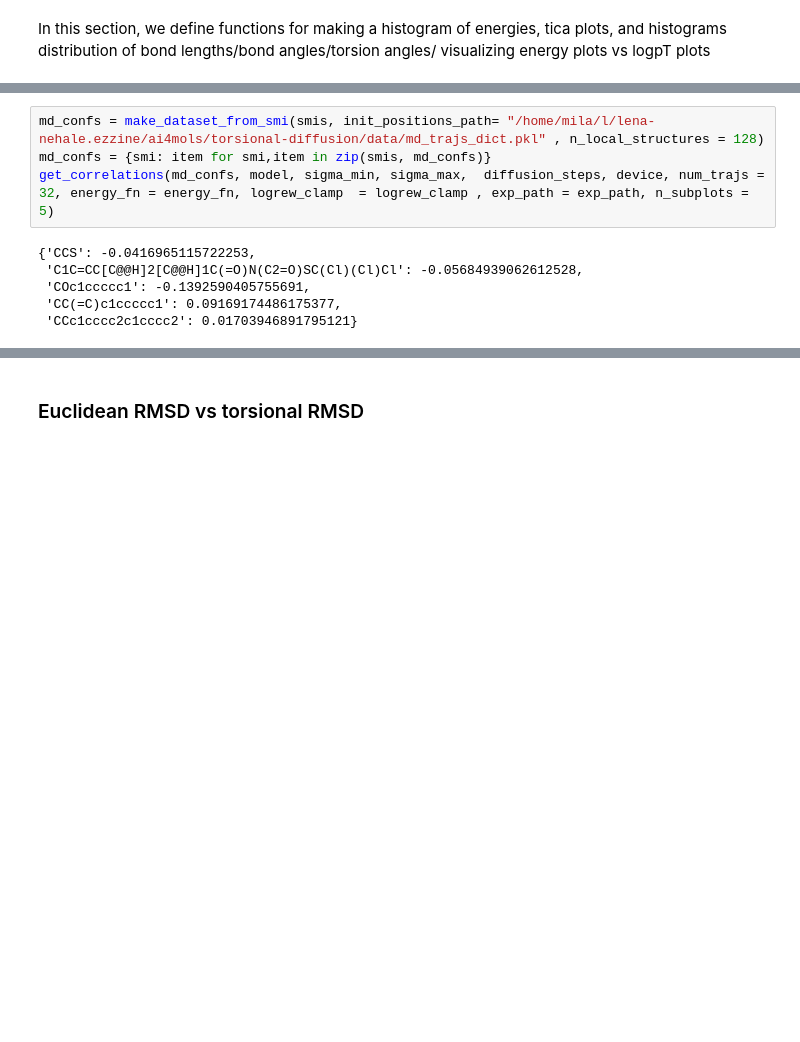
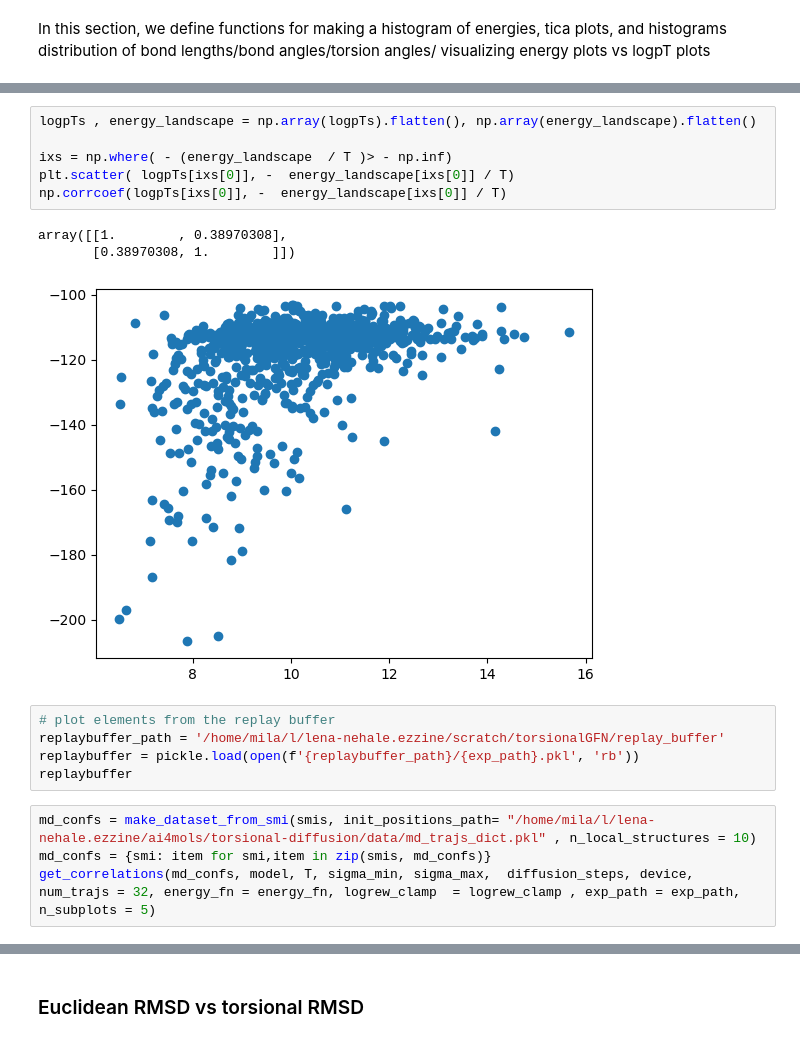
Before and after one commit to LenaNehale/torsional-diffusion, a Jupyter notebook: playground.ipynb, the cells around one changed output, grey strips where cells are left out. Cells and saved outputs as stored; diff of their text form; blank space fills up the shorter version.

```diff
--- a/playground.ipynb
+++ b/playground.ipynb
@@ -374,10 +343,19 @@ make_logrew_histograms(logrews_rand, logrews_gen, logrews_md, exp_path, label =
+# %%
+logpTs , energy_landscape = np.array(logpTs).flatten(), np.array(energy_landscape).flatten()
+
+ixs = np.where( - (energy_landscape  / T )> - np.inf)
+plt.scatter( logpTs[ixs[0]], -  energy_landscape[ixs[0]] / T)
+np.corrcoef(logpTs[ixs[0]], -  energy_landscape[ixs[0]] / T)
+# %% [output]
+array([[1.        , 0.38970308],
+       [0.38970308, 1.        ]])
+[figure, added]
+# %%
+# plot elements from the replay buffer
+replaybuffer_path = '/home/mila/l/lena-nehale.ezzine/scratch/torsionalGFN/replay_buffer'
+replaybuffer = pickle.load(open(f'{replaybuffer_path}/{exp_path}.pkl', 'rb'))
+replaybuffer
 # %%
-md_confs = make_dataset_from_smi(smis, init_positions_path= "/home/mila/l/lena-nehale.ezzine/ai4mols/torsional-diffusion/data/md_trajs_dict.pkl" , n_local_structures = 128)
+md_confs = make_dataset_from_smi(smis, init_positions_path= "/home/mila/l/lena-nehale.ezzine/ai4mols/torsional-diffusion/data/md_trajs_dict.pkl" , n_local_structures = 10)
 md_confs = {smi: item for smi,item in zip(smis, md_confs)}
-get_correlations(md_confs, model, sigma_min, sigma_max,  diffusion_steps, device, num_trajs = 32, energy_fn = energy_fn, logrew_clamp  = logrew_clamp , exp_path = exp_path, n_subplots = 5)
+get_correlations(md_confs, model, T, sigma_min, sigma_max,  diffusion_steps, device, num_trajs = 32, energy_fn = energy_fn, logrew_clamp  = logrew_clamp , exp_path = exp_path, n_subplots = 5)
-# %% [output]
-{'CCS': -0.0416965115722253,
- 'C1C=CC[C@@H]2[C@@H]1C(=O)N(C2=O)SC(Cl)(Cl)Cl': -0.05684939062612528,
- 'COc1ccccc1': -0.1392590405755691,
- 'CC(=C)c1ccccc1': 0.09169174486175377,
- 'CCc1cccc2c1cccc2': 0.01703946891795121}
```
Also changed, not shown: parts of 19 cells of this notebook, 10 other files.
